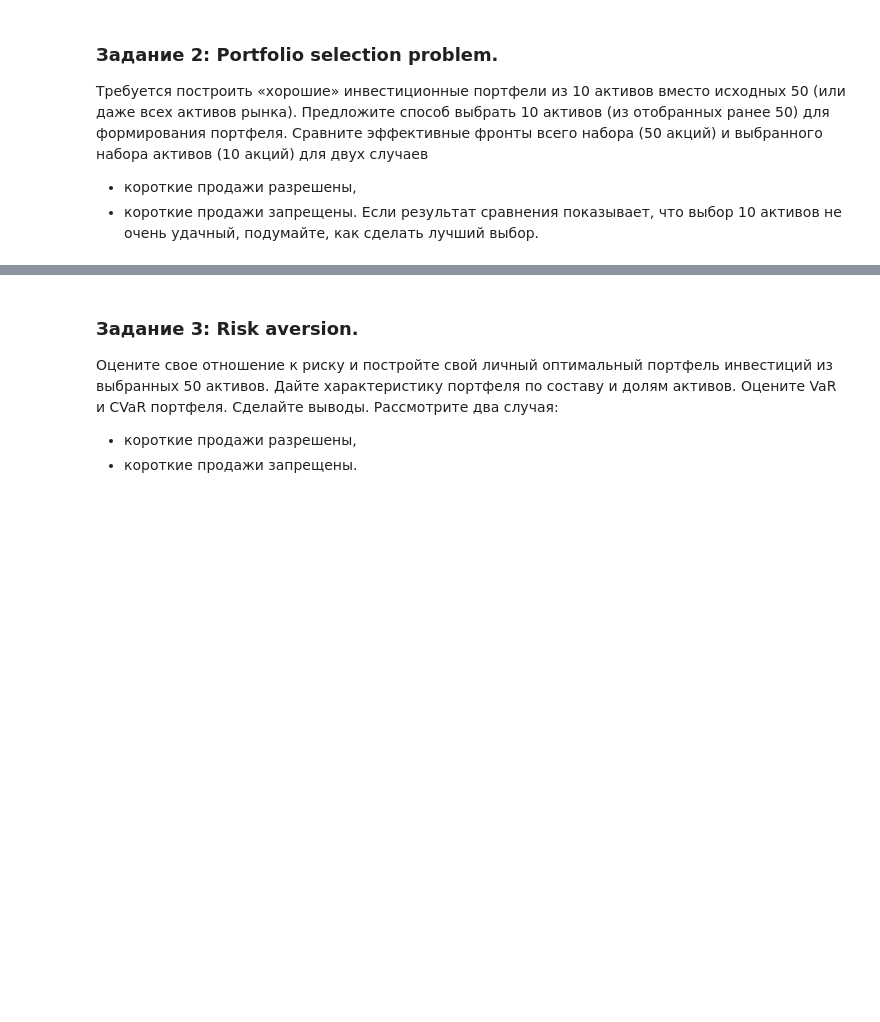
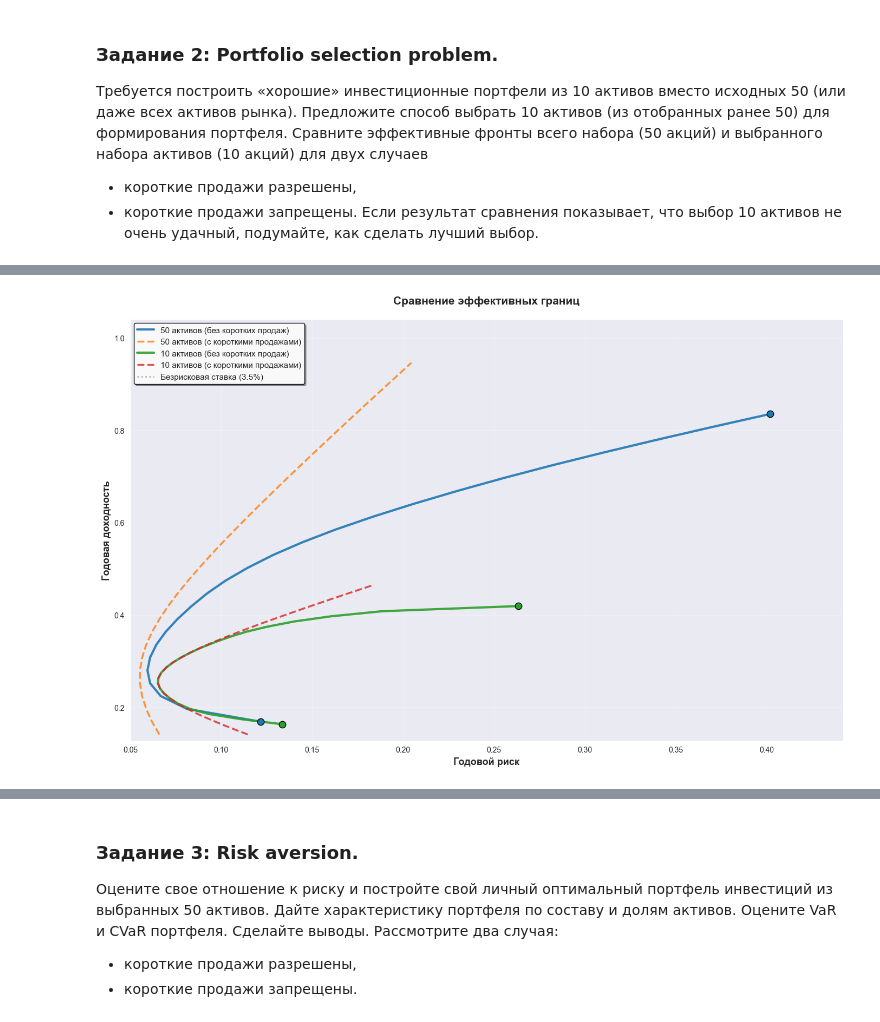
Before and after one commit to DmitriyHSE/Optimal-investment-portfolios, a Jupyter notebook: НИС_ДЗ_2.ipynb, the cells around one changed output, grey strips where cells are left out. Saved outputs shown, nothing was run; the diff lists cells and outputs as text; code cells hidden in the pictures; blank space fills up the shorter version.

```diff
--- a/НИС_ДЗ_2.ipynb
+++ b/НИС_ДЗ_2.ipynb
@@ -225,0 +378,97 @@ print(f"2. Рыночный портфель имеет риск {sigma_market:.
+# %%
+# Построение всех эффективных границ
+er_50_no, sd_50_no = build_efficient_frontier_optimization(
+    annual_mean_returns, annual_cov_matrix, (0, 1), n_points=30
+)
+
+er_50_short, sd_50_short = build_efficient_frontier_optimization(
+    annual_mean_returns, annual_cov_matrix, (-1, 1), n_points=30
+)
+
+er_10_no, sd_10_no = build_efficient_frontier_optimization(
+    mu_selected, S_selected, (0, 1), n_points=30
+)
+
+er_10_short, sd_10_short = build_efficient_frontier_optimization(
+    mu_selected, S_selected, (-1, 1), n_points=30
+)
+# %%
+plt.figure(figsize=(14, 9))
+
+# Цвета и стили для разных портфелей
+colors = {
+    '50_no': '#1f77b4',    # Синий для 50 активов без коротких
+    '50_short': '#ff7f0e', # Оранжевый для 50 активов с короткими
+    '10_no': '#2ca02c',    # Зеленый для 10 активов без коротких
+    '10_short': '#d62728'  # Красный для 10 активов с короткими
+}
+
+# Построение всех линий
+lines = []
+
+# 50 активов (без коротких продаж)
+if len(er_50_no) > 0:
+    line_50_no, = plt.plot(sd_50_no, er_50_no, color=colors['50_no'],
+                           linewidth=3, alpha=0.9, label='50 активов (без коротких продаж)')
+    lines.append(line_50_no)
+    # Маркеры для крайних точек
+    plt.scatter(sd_50_no[0], er_50_no[0], color=colors['50_no'], s=80,
+                edgecolor='black', zorder=5)
+    plt.scatter(sd_50_no[-1], er_50_no[-1], color=colors['50_no'], s=80,
+                edgecolor='black', zorder=5)
+
+# 50 активов (с короткими продажами)
+if len(er_50_short) > 0:
+    line_50_short, = plt.plot(sd_50_short, er_50_short, color=colors['50_short'],
+                             linewidth=2.5, linestyle='--', alpha=0.8,
+                             label='50 активов (с короткими продажами)')
+    lines.append(line_50_short)
+
+# 10 активов (без коротких продаж)
+if len(er_10_no) > 0:
+    line_10_no, = plt.plot(sd_10_no, er_10_no, color=colors['10_no'],
+                          linewidth=3, alpha=0.9, label='10 активов (без коротких продаж)')
+    lines.append(line_10_no)
+    # Маркеры для крайних точек
+    plt.scatter(sd_10_no[0], er_10_no[0], color=colors['10_no'], s=80,
+                edgecolor='black', zorder=5)
+    plt.scatter(sd_10_no[-1], er_10_no[-1], color=colors['10_no'], s=80,
+                edgecolor='black', zorder=5)
+
+# 10 активов (с короткими продажами)
+if len(er_10_short) > 0:
+    line_10_short, = plt.plot(sd_10_short, er_10_short, color=colors['10_short'],
+                             linewidth=2.5, linestyle='--', alpha=0.8,
+                             label='10 активов (с короткими продажами)')
+    lines.append(line_10_short)
+
+# Линия безрисковой ставки
+plt.axhline(y=RISK_FREE_RATE, color='gray', linestyle=':', linewidth=2,
+           alpha=0.6, label=f'Безрисковая ставка ({RISK_FREE_RATE:.1%})')
+
+# Настройки графика
+plt.xlabel('Годовой риск', fontsize=13, fontweight='bold')
+plt.ylabel('Годовая доходность', fontsize=13, fontweight='bold')
+plt.title('Сравнение эффективных границ', fontsize=15, fontweight='bold', pad=20)
+legend = plt.legend(fontsize=11, loc='upper left', frameon=True,
+                    fancybox=True, shadow=True, framealpha=0.95)
+legend.get_frame().set_facecolor('white')
+legend.get_frame().set_edgecolor('black')
+legend.get_frame().set_linewidth(1)
+plt.grid(True, alpha=0.3, linestyle='-')
+
+# Автоматическое определение границ
+all_sd = []
+all_er = []
+for sd, er in [(sd_50_no, er_50_no), (sd_50_short, er_50_short),
+               (sd_10_no, er_10_no), (sd_10_short, er_10_short)]:
+    if len(sd) > 0:
+        all_sd.extend(sd)
+        all_er.extend(er)
+if all_sd and all_er:
+    plt.xlim([min(all_sd) * 0.9, max(all_sd) * 1.1])
+    plt.ylim([min(all_er) * 0.9, max(all_er) * 1.1])
+
+plt.tight_layout()
+# %% [output]
+[figure, added]
```
Also changed, not shown: parts of 25 cells of this notebook.
